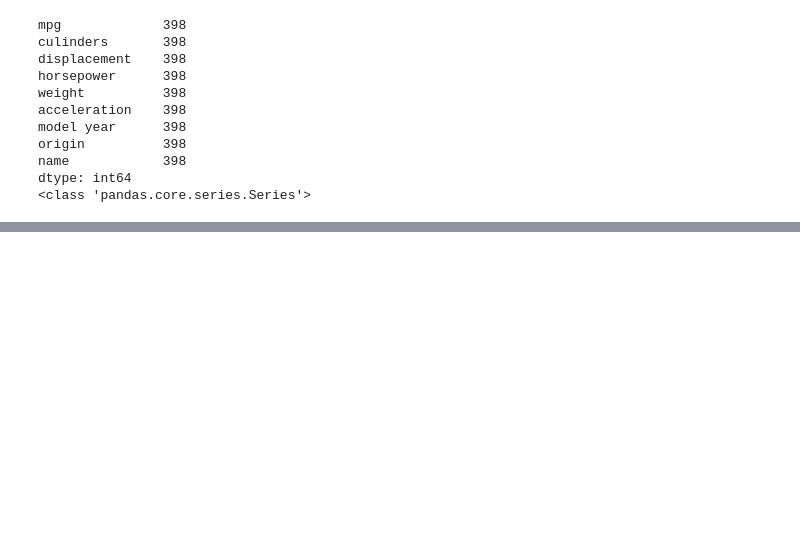
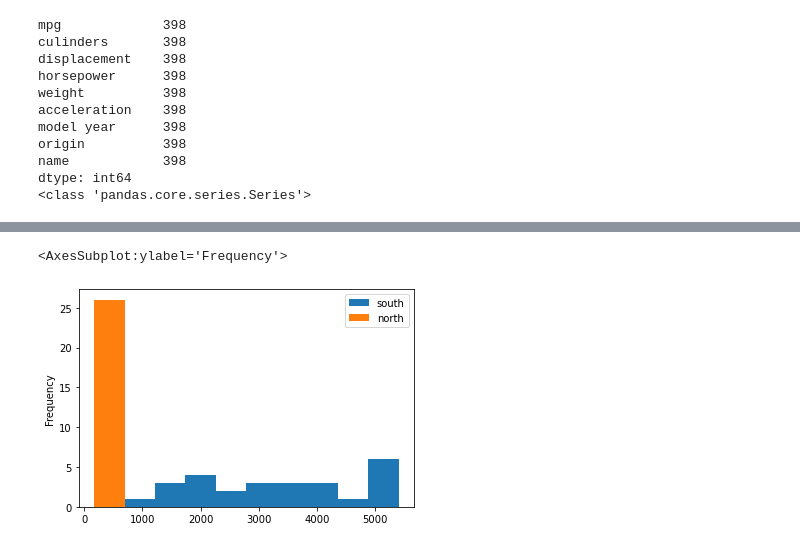
Before and after one commit to 56unbreakable/TIL, a Jupyter notebook: Python study/2. pandas, numpy/2 pandas실습.ipynb, the cells around one changed output, grey strips where cells are left out. Saved outputs shown, nothing was run; the diff lists cells and outputs as text; code cells hidden in the pictures; blank space fills up the shorter version.

```diff
--- a/Python study/2. pandas, numpy/2 pandas실습.ipynb
+++ b/Python study/2. pandas, numpy/2 pandas실습.ipynb
@@ -997,0 +1122,6 @@ pandas.core.series.Series
+# %%
+# 히스토그램
+tdf_ns.plot(kind = 'hist')
+# %% [output]
+<AxesSubplot:ylabel='Frequency'>
+[figure, added]
```
Also changed, not shown: parts of 15 cells of this notebook, 3 other files.
